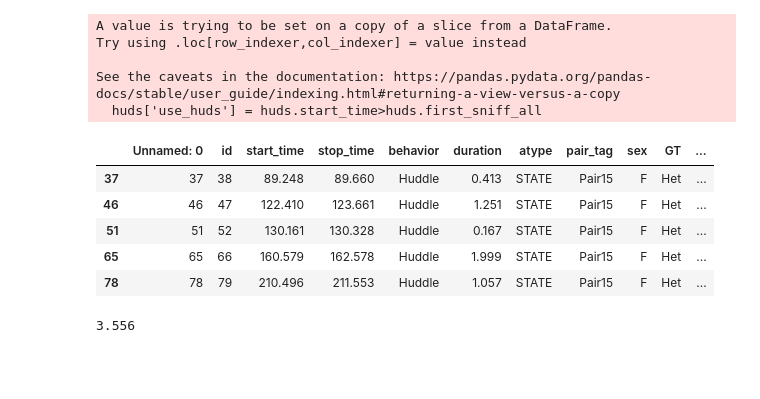
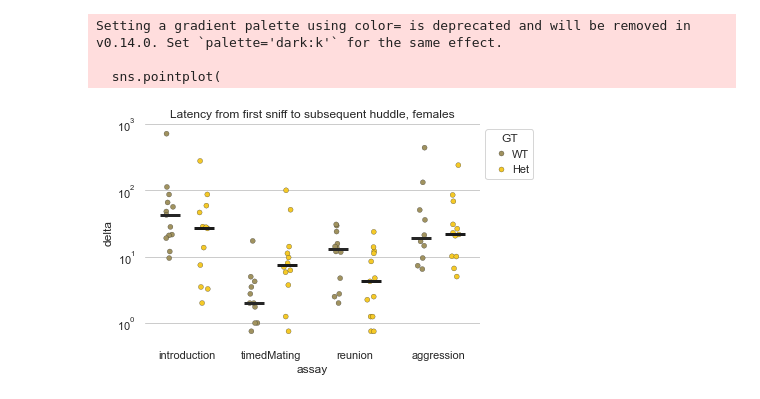
Before and after one commit to nhoglen/scn2a-paper-GWJSNH-code, a Jupyter notebook: 240916_scratch_sniffToHuddleLatency.ipynb, the cells around one changed output. Cells and saved outputs as stored; diff of their text form; code cells hidden in the pictures; blank space fills up the shorter version.

```diff
--- a/240916_scratch_sniffToHuddleLatency.ipynb
+++ b/240916_scratch_sniffToHuddleLatency.ipynb
@@ -54,10 +54,13 @@ ho = ['WT','Het']
 
 def find_first_behavior(behavior,mintime):
 # %%
-# scratch
+# ----- WORKS TO: GET FIRST SNIFF, GET NEXT HUD -----
 
 data['first_sniff'] = data[data.behavior=='Sniff'].groupby(['pair_tag','assay'])['start_time'].transform('min')
 data['first_sniff_all'] = data.groupby(['pair_tag','assay'])['first_sniff'].transform(lambda x: np.unique(x)[0])
 
 huds = data[data.behavior=='Huddle']
 huds['use_huds'] = huds.start_time>huds.first_sniff_all
+huds['next_hud'] = huds[huds.use_huds==True].groupby(['pair_tag','assay'])['start_time'].transform('min')
+reorg = pd.pivot_table(huds, values=['first_sniff_all','next_hud'],index=['pair_tag','sex','GT','assay','pair_num'],aggfunc="mean").reset_index()
+reorg['delta'] = reorg.next_hud-reorg.first_sniff_all
@@ -64,23 +78,48 @@ huds['use_huds'] = huds.start_time>huds.first_sniff_all
-# %%
-huds = data[data.behavior=='Huddle']
-huds['use_huds'] = huds.start_time>huds.first_sniff_all
-# %% [output]
-A value is trying to be set on a copy of a slice from a DataFrame.
-Try using .loc[row_indexer,col_indexer] = value instead
-
-See the caveats in the documentation: https://pandas.pydata.org/pandas-docs/stable/user_guide/indexing.html#returning-a-view-versus-a-copy
-  huds['use_huds'] = huds.start_time>huds.first_sniff_all
-# %%
-huds.head()
-# %% [output]
-|  | Unnamed: 0 | id | start_time | stop_time | behavior | duration | atype | pair_tag | sex | GT | ... |
-| 37 | 37 | 38 | 89.248 | 89.660 | Huddle | 0.413 | STATE | Pair15 | F | Het | ... |
-| 46 | 46 | 47 | 122.410 | 123.661 | Huddle | 1.251 | STATE | Pair15 | F | Het | ... |
-| 51 | 51 | 52 | 130.161 | 130.328 | Huddle | 0.167 | STATE | Pair15 | F | Het | ... |
-| 65 | 65 | 66 | 160.579 | 162.578 | Huddle | 1.999 | STATE | Pair15 | F | Het | ... |
-| 78 | 78 | 79 | 210.496 | 211.553 | Huddle | 1.057 | STATE | Pair15 | F | Het | ... |
-# %%
-test = [np.NaN,3.556]
-np.unique(test)[0]
-# %% [output]
-3.556
+# %%
+saveplots = True
+# %%
+# ----- PLOT DELTAS, FEMALE -----
+sns.set_theme(style="whitegrid")
+fonly = reorg[reorg.sex=='F']
+upal = fpal
+order = ['introduction','timedMating','reunion','aggression']
+fname = 'firstSniffToHuddleLatency_females.png'
+
+# Initialize the figure
+f, ax = plt.subplots()
+sns.despine(bottom=True, left=True)
+
+# Show each observation with a scatterplot
+sns.stripplot(
+    data=fonly, y="delta", x="assay", hue="GT",
+    dodge=True, alpha=1, zorder=1, #legend=False,
+    log_scale=(None,10),hue_order=ho,palette=upal,
+    order=order,size=5,edgecolor='k',linewidth=0.25,
+)
+
+# Show the conditional means, aligning each pointplot in the
+# center of the strips by adjusting the width allotted to each
+# category (.8 by default) by the number of hue levels
+sns.pointplot(
+    data=fonly, y="delta", x="assay", hue="GT",
+    dodge=.8 - .8 / 2, errorbar=None,estimator='median',
+    markers="_", markersize=20, linestyle="none",
+    log_scale=(None,10),hue_order=ho,legend=False,
+    order=order,color='k',markeredgewidth=3,
+)
+
+# Improve the legend
+sns.move_legend(
+    ax, loc="upper left", bbox_to_anchor=(1, 1), frameon=True, columnspacing=1, handletextpad=0,
+)
+
+ax.set_title('Latency from first sniff to subsequent huddle, females')
+
+
+if saveplots:
+    f.savefig(os.path.join(outp,fname))
+# %% [output]
+Setting a gradient palette using color= is deprecated and will be removed in v0.14.0. Set `palette='dark:k'` for the same effect.
+
+  sns.pointplot(
+[figure, added]
```
Also changed, not shown: parts of 2 cells of this notebook, 3 other files.
